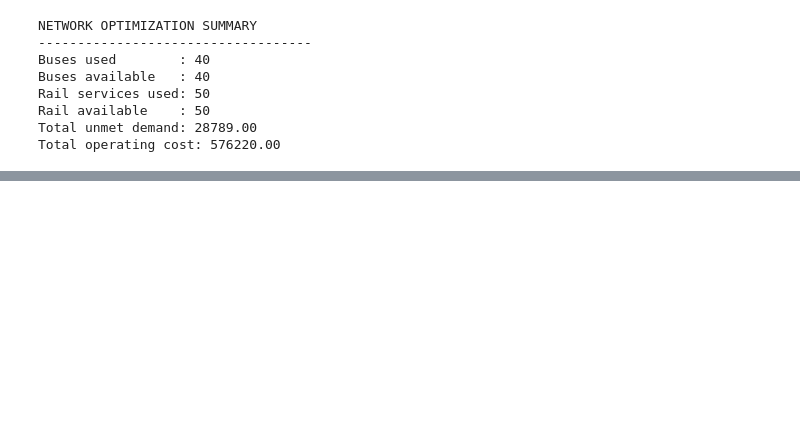
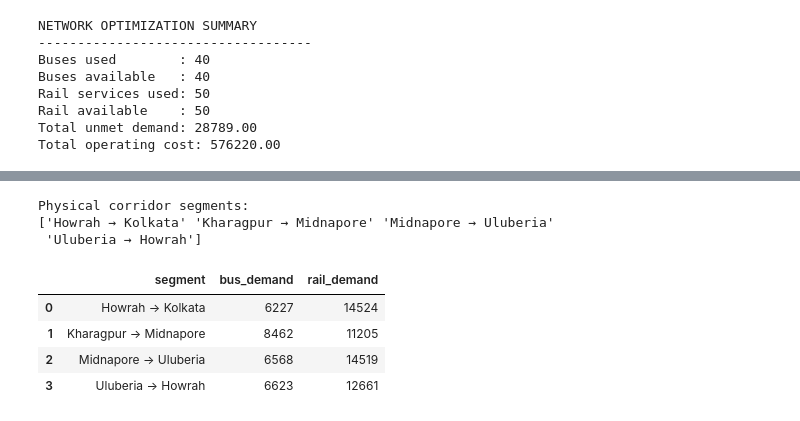
Before and after one commit to abhisarthak/public-transport-demand-planning, a Jupyter notebook: notebooks/03_fleet_optimization.ipynb, the cells around one changed output, grey strips where cells are left out. Saved outputs shown, nothing was run; the diff lists cells and outputs as text; code cells hidden in the pictures; blank space fills up the shorter version.

```diff
--- a/notebooks/03_fleet_optimization.ipynb
+++ b/notebooks/03_fleet_optimization.ipynb
@@ -326,0 +388,71 @@ Total operating cost: 576220.00
+# %%
+# ============================================
+# 10. CREATE PHYSICAL CORRIDOR SEGMENTS
+# ============================================
+
+# Extract origin and destination from route
+forecast_output[["origin", "destination", "mode"]] = (
+    forecast_output["route"].str.split("_", expand=True)
+)
+
+forecast_output["segment"] = (
+    forecast_output["origin"]
+    + " → "
+    + forecast_output["destination"]
+)
+
+# Select the same planning day
+daily_forecast = forecast_output[
+    forecast_output["date"] == planning_date
+].copy()
+
+print("Physical corridor segments:")
+print(
+    daily_forecast["segment"]
+    .unique()
+)
+# %% [output]
+Physical corridor segments:
+['Howrah → Kolkata' 'Kharagpur → Midnapore' 'Midnapore → Uluberia'
+ 'Uluberia → Howrah']
+# %%
+# ============================================
+# 11. MODE-SPECIFIC DEMAND
+# ============================================
+
+segment_demand = (
+    daily_forecast
+    .pivot_table(
+        index="segment",
+        columns="mode",
+        values="predicted_demand",
+        aggfunc="sum"
+    )
+    .fillna(0)
+    .reset_index()
+)
+
+# Make sure both columns exist
+if "Bus" not in segment_demand.columns:
+    segment_demand["Bus"] = 0
+
+if "Rail" not in segment_demand.columns:
+    segment_demand["Rail"] = 0
+
+segment_demand = segment_demand[
+    ["segment", "Bus", "Rail"]
+]
+
+segment_demand.columns = [
+    "segment",
+    "bus_demand",
+    "rail_demand"
+]
+
+segment_demand
+# %% [output]
+|  | segment | bus_demand | rail_demand |
+| 0 | Howrah → Kolkata | 6227 | 14524 |
+| 1 | Kharagpur → Midnapore | 8462 | 11205 |
+| 2 | Midnapore → Uluberia | 6568 | 14519 |
+| 3 | Uluberia → Howrah | 6623 | 12661 |
```
Also changed, not shown: parts of 10 cells of this notebook.
